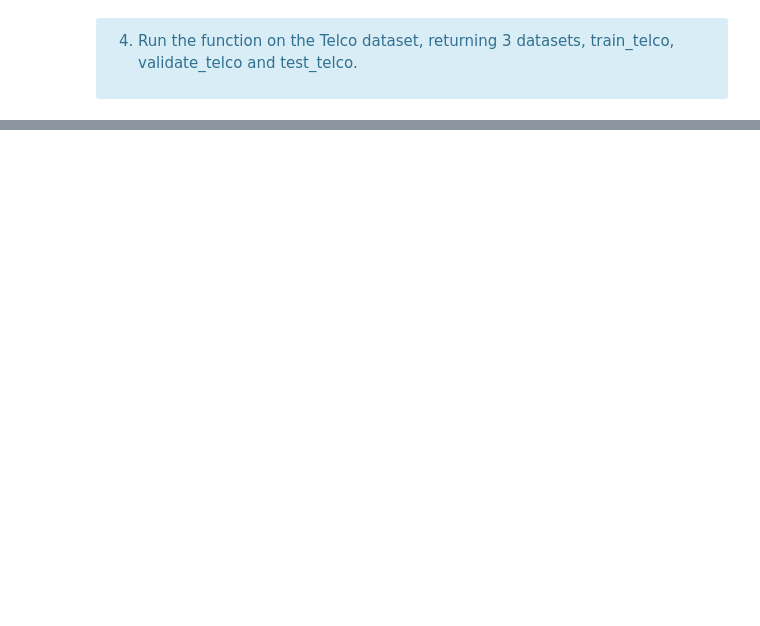
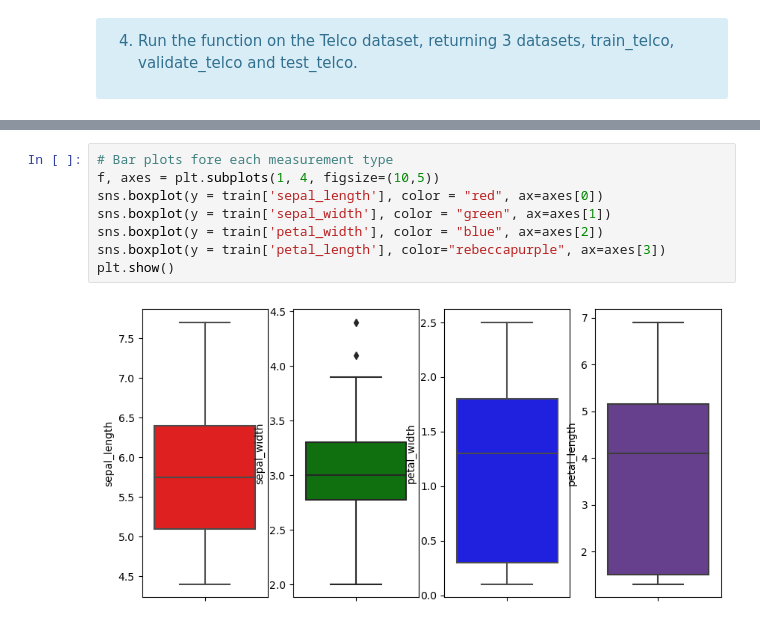
Before and after one commit to CodeupClassroom/somerville-classification-exercises, a Jupyter notebook: classification_exercises.ipynb, the cells around one changed output, grey strips where cells are left out. Cells and saved outputs as stored; diff of their text form; blank space fills up the shorter version.

```diff
--- a/classification_exercises.ipynb
+++ b/classification_exercises.ipynb
@@ -608,0 +666,10 @@ train.shape, validate.shape, test.shape
+# %%
+# Bar plots fore each measurement type
+f, axes = plt.subplots(1, 4, figsize=(10,5))
+sns.boxplot(y = train['sepal_length'], color = "red", ax=axes[0])
+sns.boxplot(y = train['sepal_width'], color = "green", ax=axes[1])
+sns.boxplot(y = train['petal_width'], color = "blue", ax=axes[2])
+sns.boxplot(y = train['petal_length'], color="rebeccapurple", ax=axes[3])
+plt.show()
+# %% [output]
+[figure, added]
```
Also changed, not shown: parts of 76 cells of this notebook.
